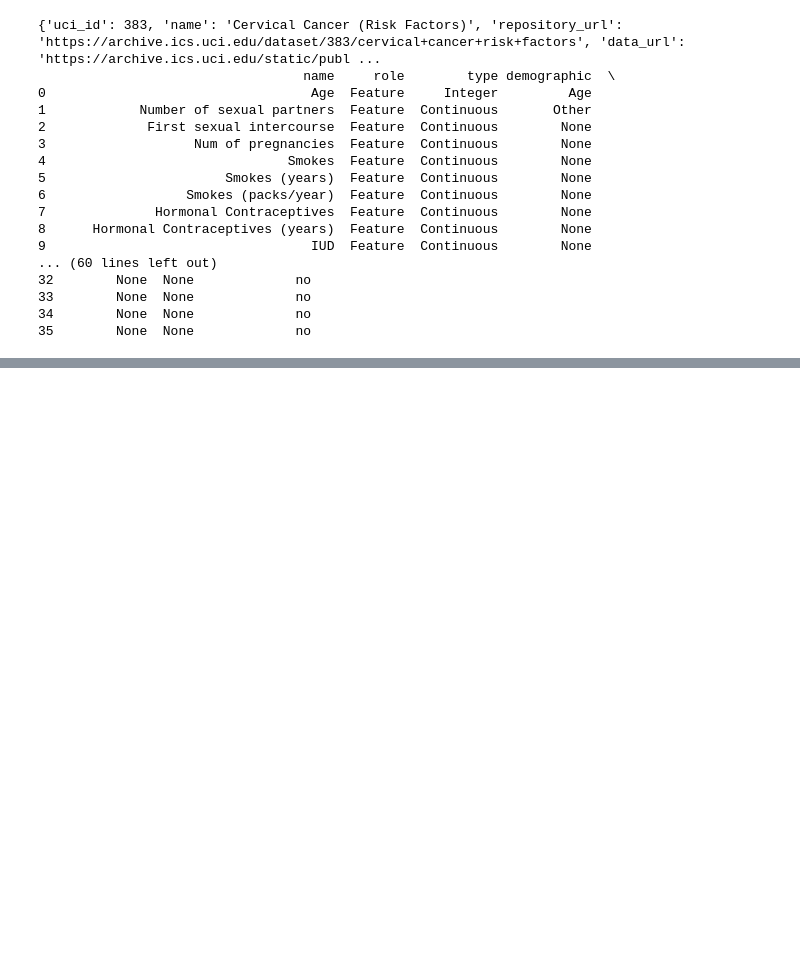
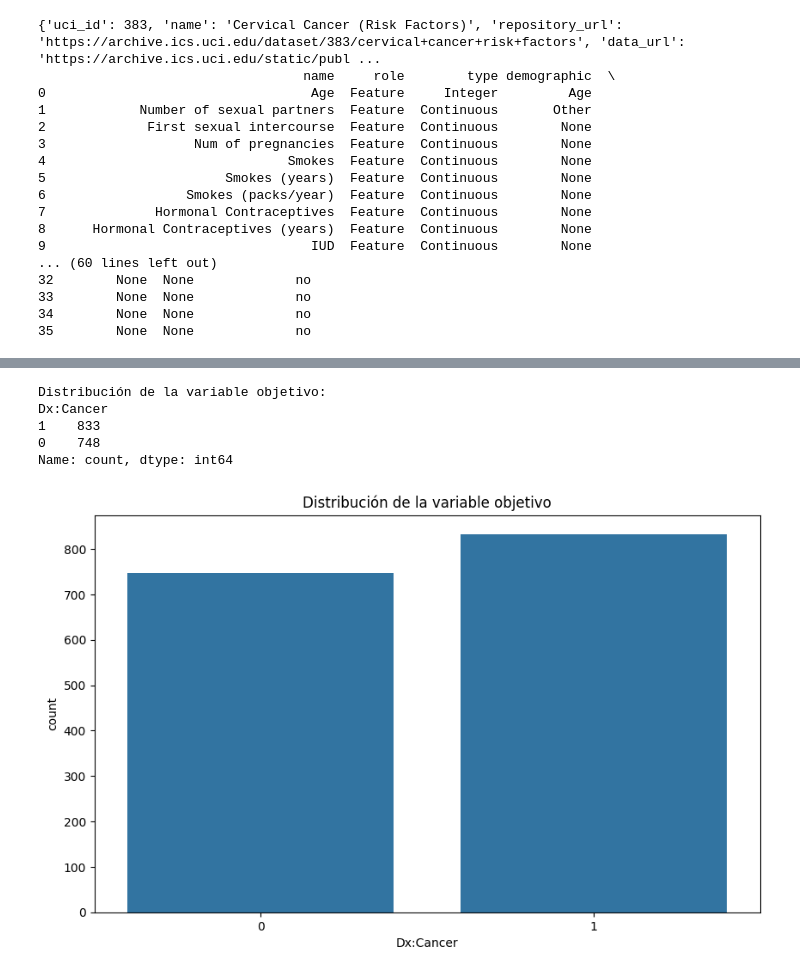
Before and after one commit to LINDAINES213/Lab01_Data-Science, a Jupyter notebook: Lab01.ipynb, the cells around one changed output, grey strips where cells are left out. Cells and saved outputs as stored; diff of their text form; code cells hidden in the pictures; blank space fills up the shorter version.

```diff
--- a/Lab01.ipynb
+++ b/Lab01.ipynb
@@ -31,3 +98,16 @@ print(cervical_cancer_risk_factors.variables)
 33        None  None             no
 34        None  None             no
 35        None  None             no
+# %%
+data = pd.concat([X, y], axis=1)
+
+# 1. Inspección de Datos
+print("Primeras filas del dataset:")
+print(data.head())
+print("\nInformación del dataset:")
+print(data.info())
+print("\nDescripción estadística:")
+print(data.describe())
+# Contar la cantidad de filas
+num_filas = data.shape[0]
+print(f"El dataset tiene {num_filas} filas.")
@@ -33,0 +345,17 @@ print(cervical_cancer_risk_factors.variables)
+# %%
+
+# 3. Análisis Univariado
+print("\nDistribución de la variable objetivo:")
+print(data['Dx:Cancer'].value_counts())
+
+plt.figure(figsize=(10, 6))
+sns.countplot(x='Dx:Cancer', data=data)
+plt.title('Distribución de la variable objetivo')
+plt.show()
+# %% [output]
+Distribución de la variable objetivo:
+Dx:Cancer
+1    833
+0    748
+Name: count, dtype: int64
+[figure, added]
```
Also changed, not shown: parts of 15 cells of this notebook.
